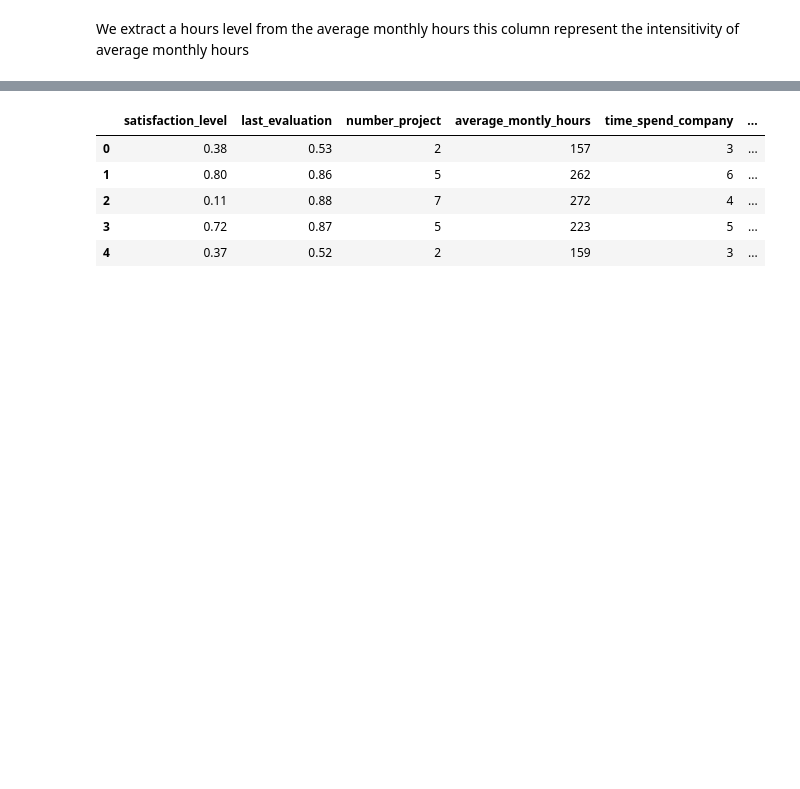
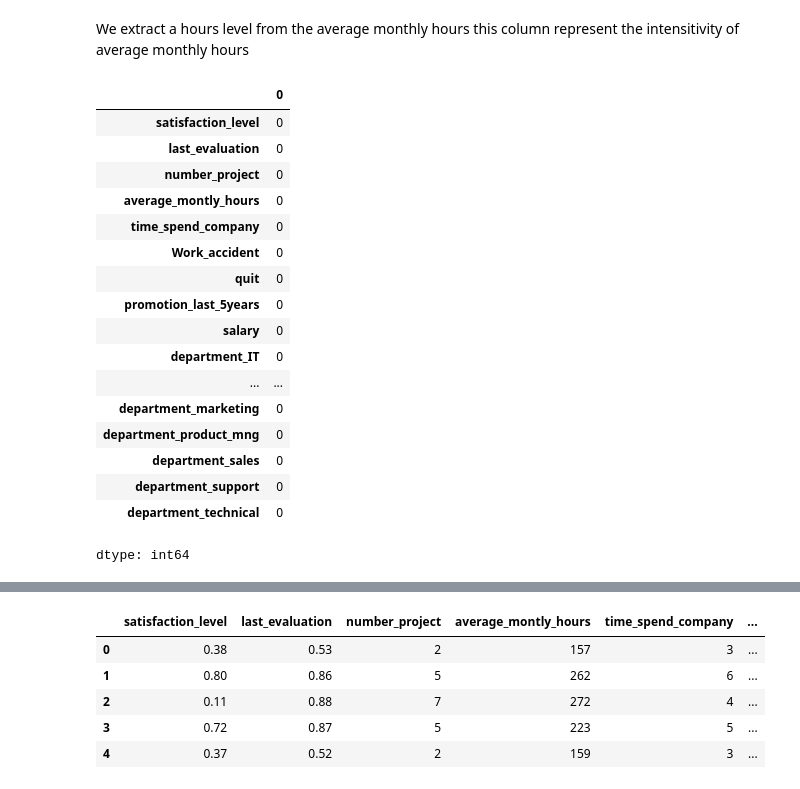
Before and after one commit to tamer-elkoT/Employee-Churn-Analysis-, a Jupyter notebook: EDA.ipynb, the cells around one changed output, grey strips where cells are left out. Saved outputs shown, nothing was run; the diff lists cells and outputs as text; code cells hidden in the pictures; blank space fills up the shorter version.

```diff
--- a/EDA.ipynb
+++ b/EDA.ipynb
@@ -1025,3 +1014,24 @@ plt.show()
 ---
 # %% [markdown]
 We extract a hours level from the average monthly hours this column represent the intensitivity of average monthly hours
+# %%
+df_encoded.isnull().sum()
+# %% [output]
+|  | 0 |
+| satisfaction_level | 0 |
+| last_evaluation | 0 |
+| number_project | 0 |
+| average_montly_hours | 0 |
+| time_spend_company | 0 |
+| Work_accident | 0 |
+| quit | 0 |
+| promotion_last_5years | 0 |
+| salary | 0 |
+| department_IT | 0 |
+| ... | ... |
+| department_marketing | 0 |
+| department_product_mng | 0 |
+| department_sales | 0 |
+| department_support | 0 |
+| department_technical | 0 |
+dtype: int64
```
Also changed, not shown: parts of 9 cells of this notebook.
